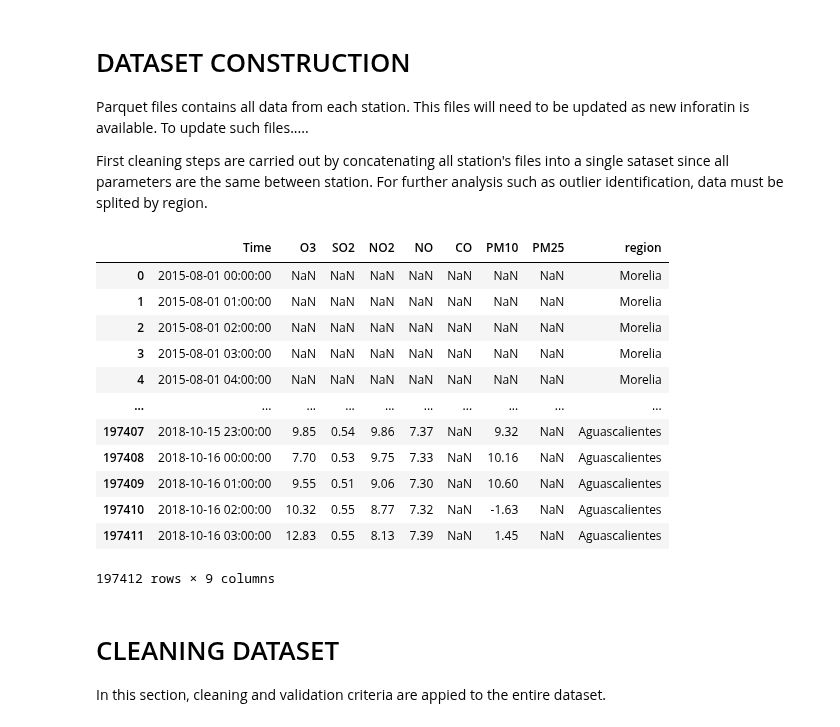
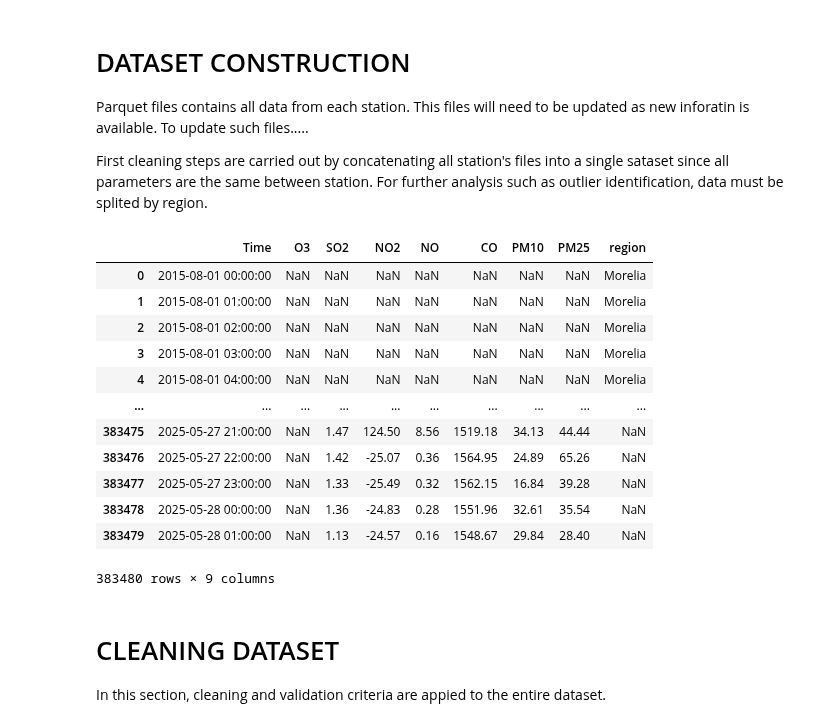
Before and after one commit to anscch/ATPAD-LAIDEA-UNAM, a Jupyter notebook: POLLUTION_ATPAD.ipynb, the cells around one changed output. Saved outputs shown, nothing was run; the diff lists cells and outputs as text; code cells hidden in the pictures.

```diff
--- a/POLLUTION_ATPAD.ipynb
+++ b/POLLUTION_ATPAD.ipynb
@@ -18,41 +18,42 @@ connection = duckdb.connect()
 import os
 import datetime
 
 mor_data_raw = pd.read_parquet('/content/drive/MyDrive/ATPAD_COLAB/PARQUET_FILES/RUOA_MORE_1h_CAire_2024.parquet').reset_index(drop=True)
 sal_data_raw = pd.read_parquet('/content/drive/MyDrive/ATPAD_COLAB/PARQUET_FILES/RUOA_SLLO_1h_CAire_2024.parquet').reset_index(drop=True)
 agu_data_raw = pd.read_parquet('/content/drive/MyDrive/ATPAD_COLAB/PARQUET_FILES/RUOA_AGSC_1h_CAire_2024.parquet').reset_index(drop=True)
 
+
 #filling gaps in timestamp
 
-dfs = [mor_data_raw, sal_data_raw, agu_data_raw]
+dfs = [mor_data_raw, sal_data_raw, agu_data_raw, erno_data_raw, jqro_data_raw]
 
-for i in range(3):
+for i in range(len(dfs)):
     full_range = pd.date_range(start=dfs[i]['Time'].min(), end=dfs[i]['Time'].max(), freq='h')
     dfs[i]= dfs[i].set_index('Time')
     dfs[i]= dfs[i].reindex(full_range)
 
 dfs[0]['region'] = 'Morelia'
 dfs[1]['region'] = 'Saltillo'
 dfs[2]['region'] = 'Aguascalientes'
 
 pollution_raw = pd.concat(dfs).reset_index(drop=False)
 pollution_raw = pollution_raw.rename(columns={'index': 'Time'})
 
 pollution_raw
 # %% [output]
 |  | Time | O3 | SO2 | NO2 | NO | CO | PM10 | PM25 | region |
 | 0 | 2015-08-01 00:00:00 | NaN | NaN | NaN | NaN | NaN | NaN | NaN | Morelia |
 | 1 | 2015-08-01 01:00:00 | NaN | NaN | NaN | NaN | NaN | NaN | NaN | Morelia |
 | 2 | 2015-08-01 02:00:00 | NaN | NaN | NaN | NaN | NaN | NaN | NaN | Morelia |
 | 3 | 2015-08-01 03:00:00 | NaN | NaN | NaN | NaN | NaN | NaN | NaN | Morelia |
 | 4 | 2015-08-01 04:00:00 | NaN | NaN | NaN | NaN | NaN | NaN | NaN | Morelia |
 | ... | ... | ... | ... | ... | ... | ... | ... | ... | ... |
-| 197407 | 2018-10-15 23:00:00 | 9.85 | 0.54 | 9.86 | 7.37 | NaN | 9.32 | NaN | Aguascalientes |
-| 197408 | 2018-10-16 00:00:00 | 7.70 | 0.53 | 9.75 | 7.33 | NaN | 10.16 | NaN | Aguascalientes |
-| 197409 | 2018-10-16 01:00:00 | 9.55 | 0.51 | 9.06 | 7.30 | NaN | 10.60 | NaN | Aguascalientes |
-| 197410 | 2018-10-16 02:00:00 | 10.32 | 0.55 | 8.77 | 7.32 | NaN | -1.63 | NaN | Aguascalientes |
-| 197411 | 2018-10-16 03:00:00 | 12.83 | 0.55 | 8.13 | 7.39 | NaN | 1.45 | NaN | Aguascalientes |
+| 383475 | 2025-05-27 21:00:00 | NaN | 1.47 | 124.50 | 8.56 | 1519.18 | 34.13 | 44.44 | NaN |
+| 383476 | 2025-05-27 22:00:00 | NaN | 1.42 | -25.07 | 0.36 | 1564.95 | 24.89 | 65.26 | NaN |
+| 383477 | 2025-05-27 23:00:00 | NaN | 1.33 | -25.49 | 0.32 | 1562.15 | 16.84 | 39.28 | NaN |
+| 383478 | 2025-05-28 00:00:00 | NaN | 1.36 | -24.83 | 0.28 | 1551.96 | 32.61 | 35.54 | NaN |
+| 383479 | 2025-05-28 01:00:00 | NaN | 1.13 | -24.57 | 0.16 | 1548.67 | 29.84 | 28.40 | NaN |
-197412 rows × 9 columns
+383480 rows × 9 columns
 # %% [markdown]
 # CLEANING DATASET
 In this section, cleaning and validation criteria are appied to the entire dataset.
```
Also changed, not shown: parts of 11 cells of this notebook.
